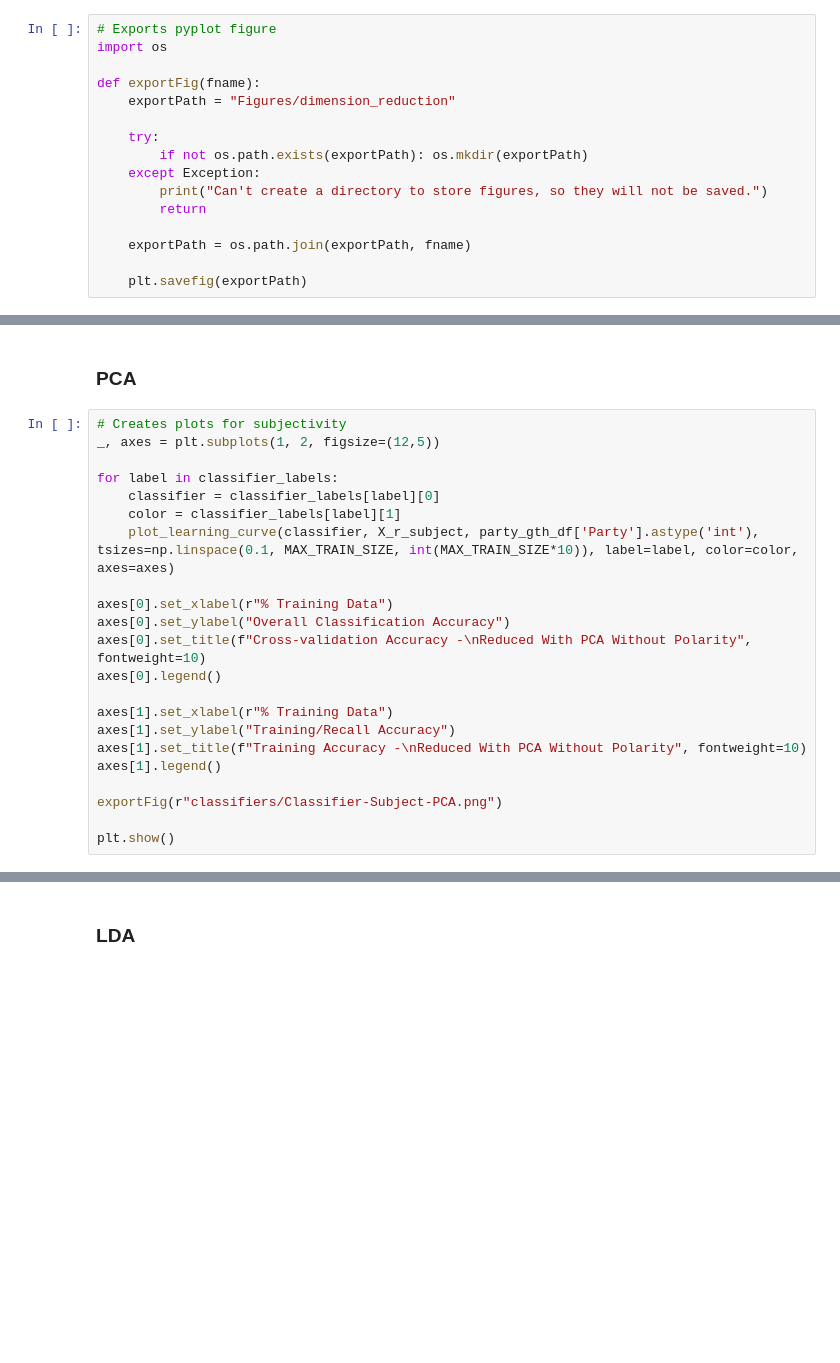
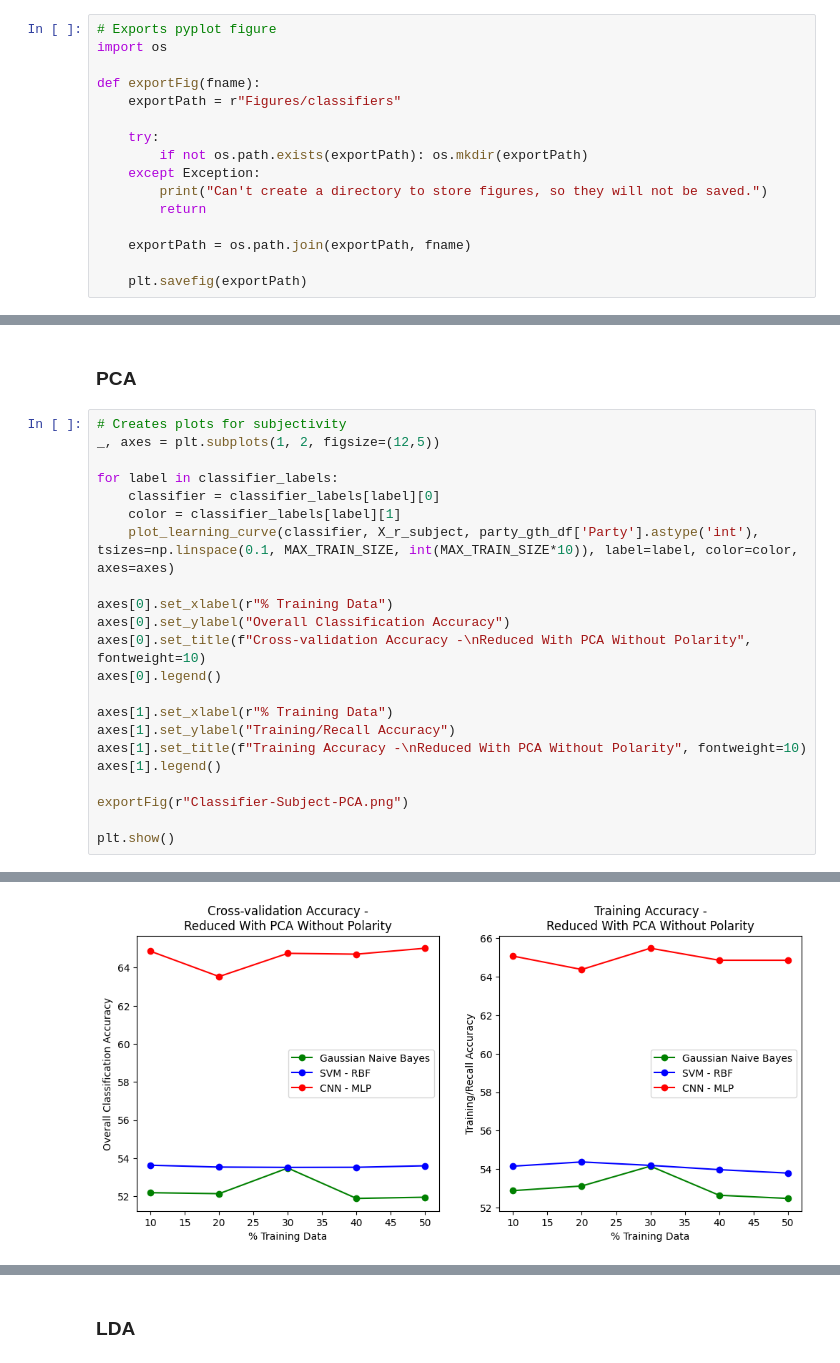
Before and after one commit to DevinPatel1/twitter-political-party-classifier, a Jupyter notebook: classifiers.ipynb, the cells around one changed output, grey strips where cells are left out. Cells and saved outputs as stored; diff of their text form; blank space fills up the shorter version.

Commit message:
Classifiers

```diff
--- a/classifiers.ipynb
+++ b/classifiers.ipynb
@@ -47,7 +42,7 @@ NORM_RANGE = (0, 1)
 import os
 
 def exportFig(fname):
-    exportPath = "Figures/dimension_reduction"
+    exportPath = r"Figures/classifiers"
 
     try:
         if not os.path.exists(exportPath): os.mkdir(exportPath)
@@ -188,7 +183,7 @@ axes[1].set_ylabel("Training/Recall Accuracy")
 axes[1].set_title(f"Training Accuracy -\nReduced With PCA Without Polarity", fontweight=10)
 axes[1].legend()
 
-exportFig(r"classifiers/Classifier-Subject-PCA.png")
+exportFig(r"Classifier-Subject-PCA.png")
 
 plt.show()
 # %% [output]
@@ -197,3 +198,4 @@ Testing Accuracy of Gaussian Naive Bayes: 53.00824842309558%
+[figure, added]
 # %%
 # Creates plots for polarity
 _, axes = plt.subplots(1, 2, figsize=(12,5))
```
Also changed, not shown: parts of 7 cells of this notebook, 1 other file.
